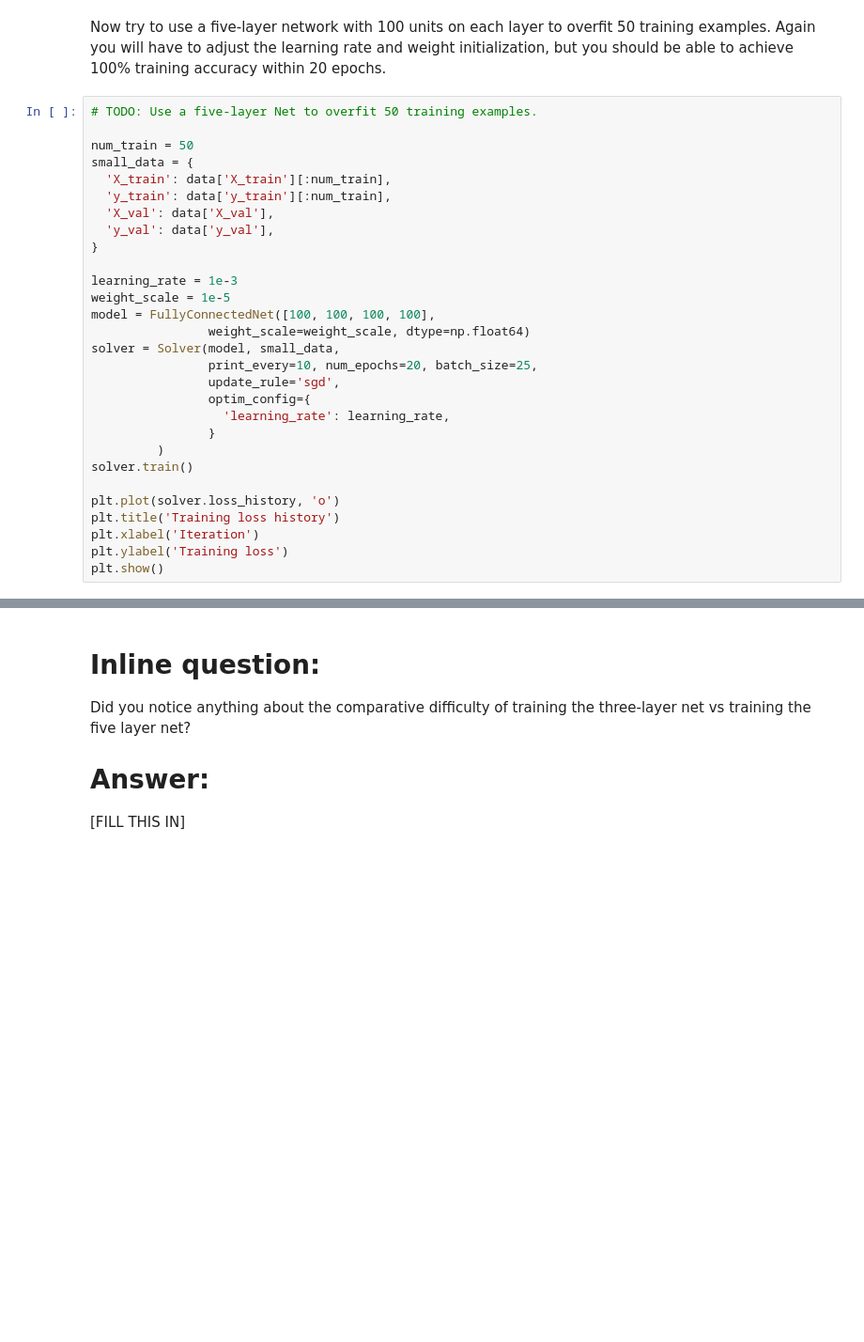
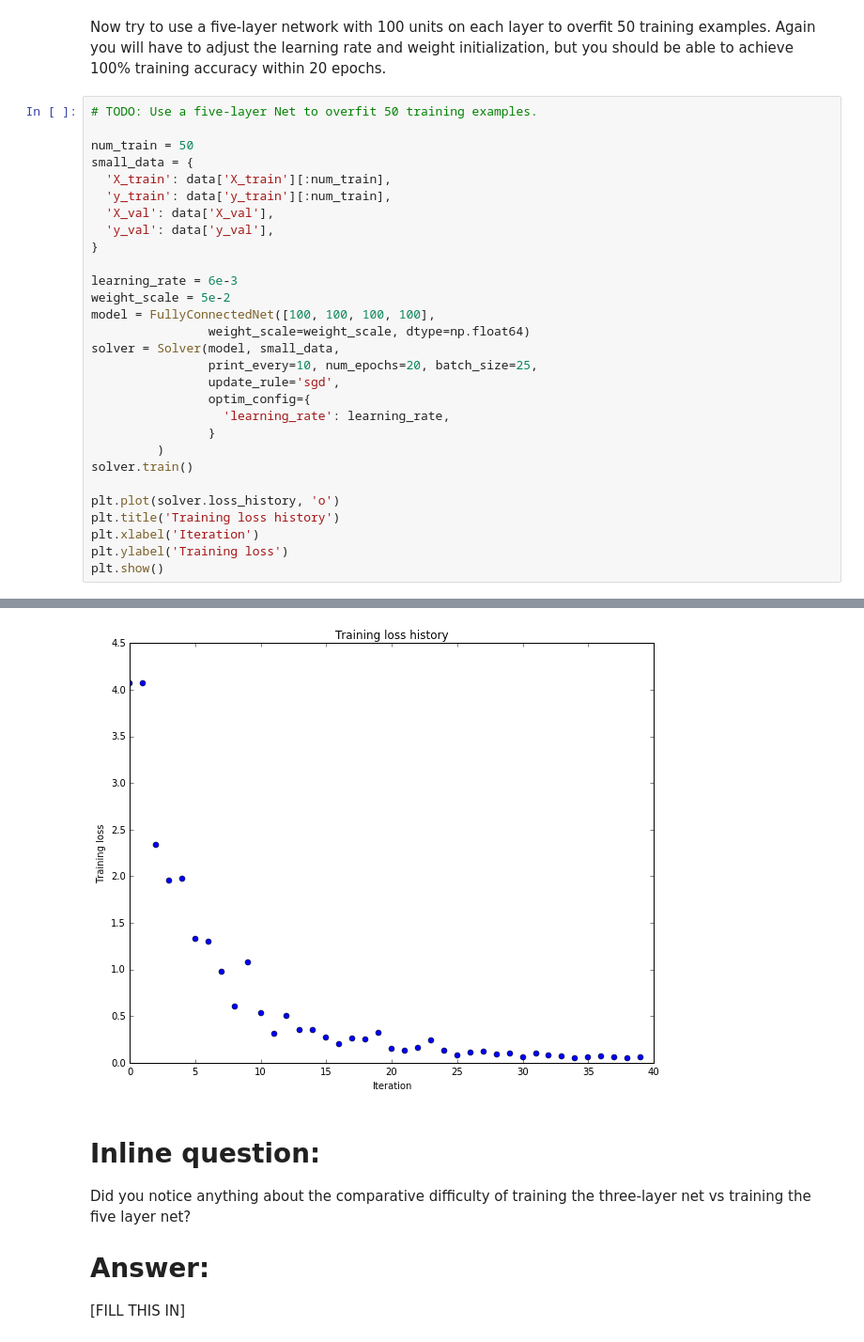
Before and after one commit to sharkdp/cs231n, a Jupyter notebook: assignment2/FullyConnectedNets.ipynb, the cells around one changed output, grey strips where cells are left out. Shown: that part at 94% size. Drawn from its saved outputs; the diff is of its cells as text; blank space fills up the shorter version.

```diff
--- a/assignment2/FullyConnectedNets.ipynb
+++ b/assignment2/FullyConnectedNets.ipynb
@@ -447,8 +480,8 @@ small_data = {
   'y_val': data['y_val'],
 }
 
-learning_rate = 1e-3
-weight_scale = 1e-5
+learning_rate = 6e-3
+weight_scale = 5e-2
 model = FullyConnectedNet([100, 100, 100, 100],
                 weight_scale=weight_scale, dtype=np.float64)
 solver = Solver(model, small_data,
@@ -465,3 +498,4 @@ plt.title('Training loss history')
 plt.xlabel('Iteration')
 plt.ylabel('Training loss')
 plt.show()
+# %% [output]
@@ -468,3 +519,4 @@ plt.show()
+[figure, added]
 # %% [markdown]
 # Inline question:
 Did you notice anything about the comparative difficulty of training the three-layer net vs training the five layer net?
```
Also changed, not shown: parts of 3 cells of this notebook, 1 other file.
